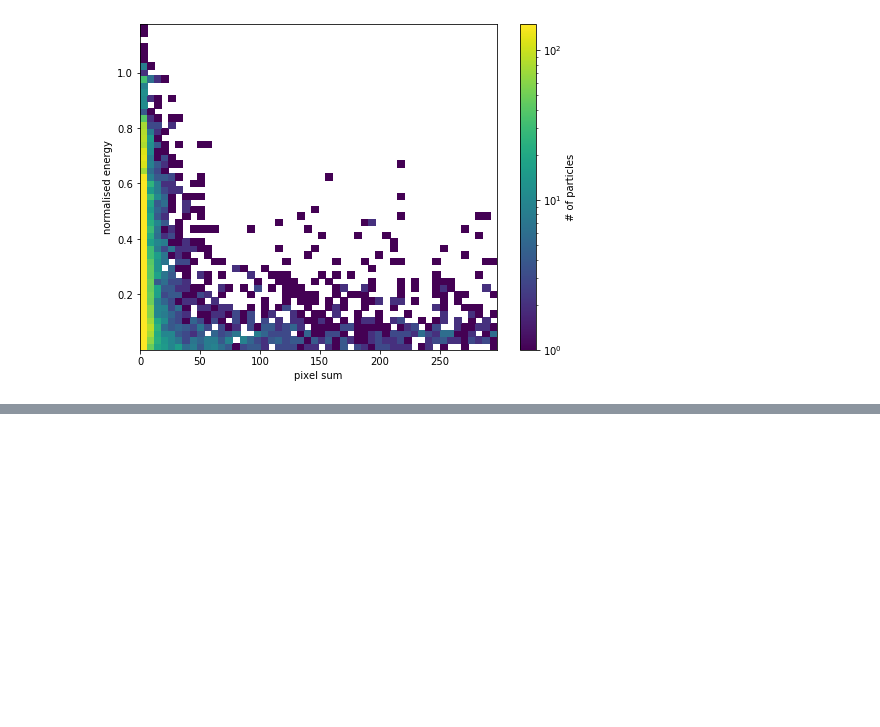
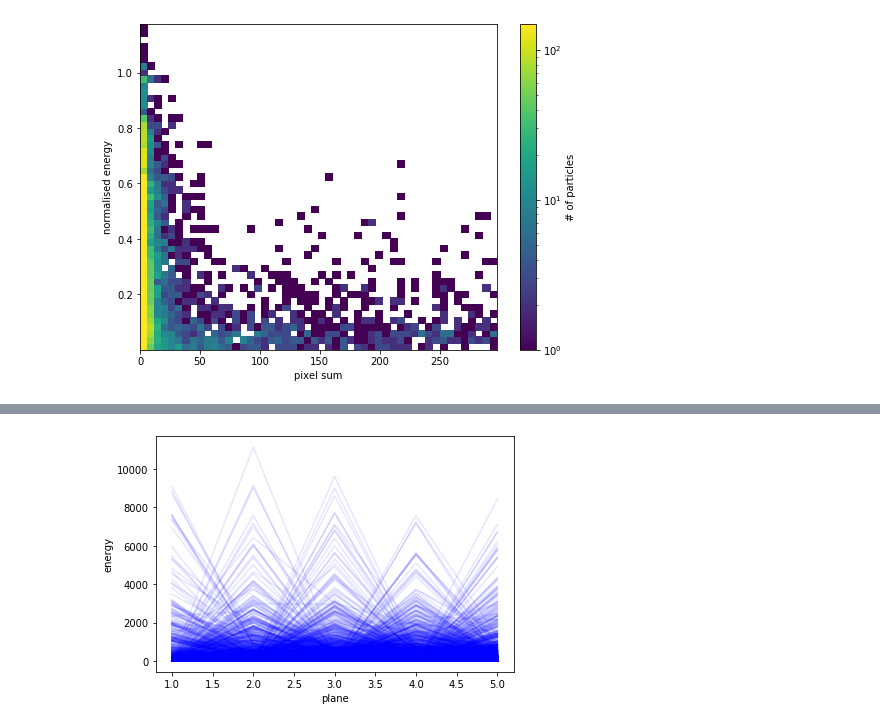
Before and after one commit to pauldebryas/SND_trackers_My_data, a Jupyter notebook: data_visualisation.ipynb, the cells around one changed output, grey strips where cells are left out. Cells and saved outputs as stored; diff of their text form; code cells hidden in the pictures; blank space fills up the shorter version.

```diff
--- a/data_visualisation.ipynb
+++ b/data_visualisation.ipynb
@@ -202,0 +206,14 @@ plt.show()
+# %%
+# might take a very long time to run
+
+plane_arr = np.arange(1,6)
+
+for i in range(30000):
+    plt.plot(plane_arr, full_X[i], 'b', alpha=0.1)
+
+plt.ylabel('energy')
+plt.xlabel('plane')
+plt.tight_layout()
+plt.show()
+# %% [output]
+[figure, added]
```
Also changed, not shown: parts of 20 cells of this notebook.
